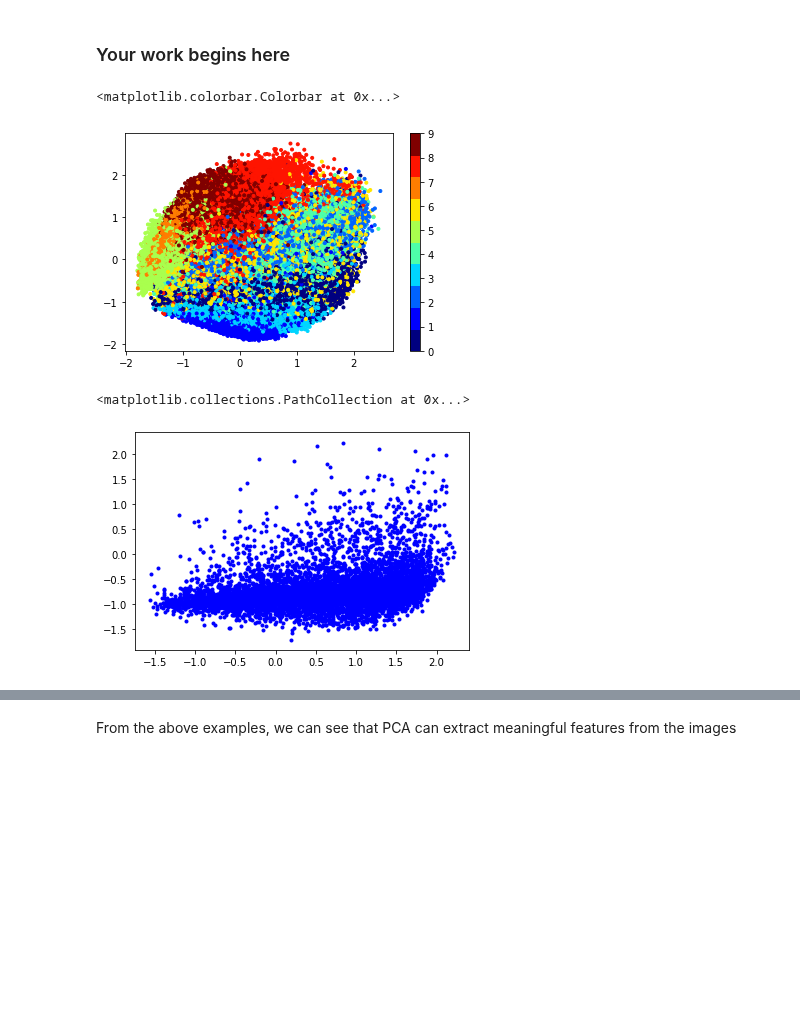
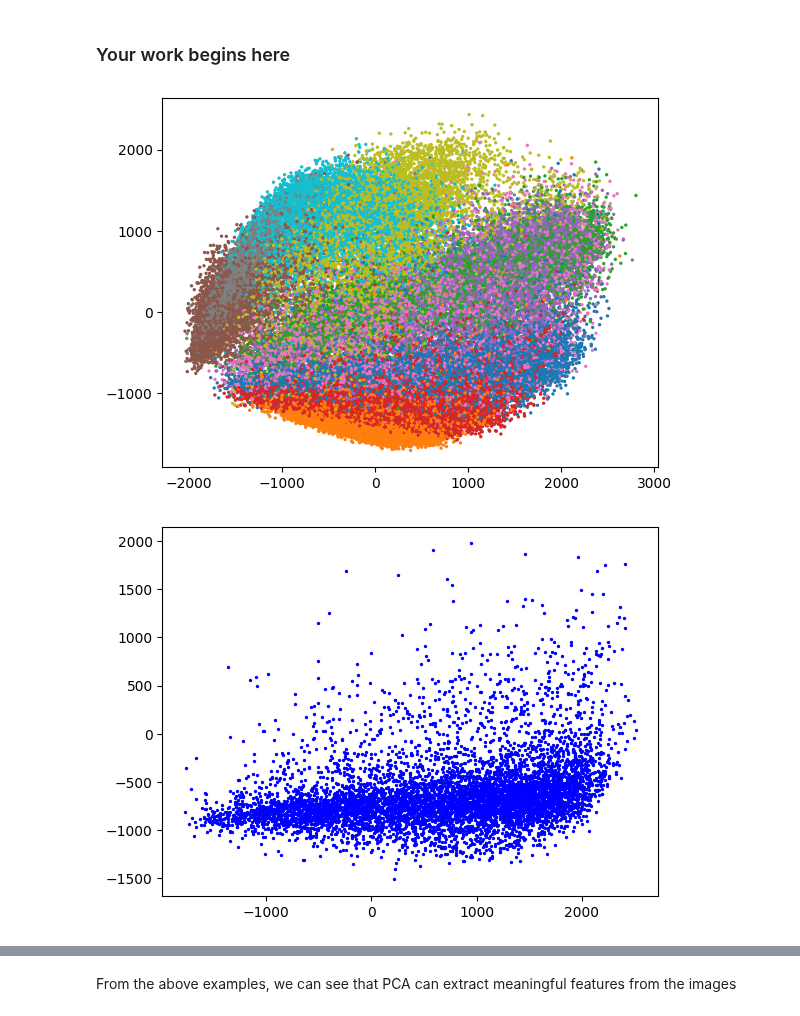
Before and after one commit to zurdooo/UM-FIU, a Jupyter notebook: UM/ML/hw2/H2P2T1.ipynb, the cells around one changed output, grey strips where cells are left out. Saved outputs shown, nothing was run; the diff lists cells and outputs as text; code cells hidden in the pictures; blank space fills up the shorter version.

```diff
--- a/UM/ML/hw2/H2P2T1.ipynb
+++ b/UM/ML/hw2/H2P2T1.ipynb
@@ -110,20 +112,28 @@ def plot_components(data, model, images, ax=None,
 #the function 'fit' computes eigenvectors and eigenvalues
 #use 'fit_transform' to do fit and forward transform together
 # your code:
+from sklearn.decomposition import IncrementalPCA
+ipca = IncrementalPCA(n_components=2)
+proj = ipca.fit_transform(data)
 # %%
 #show the data points in 2D
 #you can find example code in my lecture notes (notebook files)
 #you need to create a figure and axis:  fig, ax = plt.suplots()
 # your code:
+fig, ax = plt.subplots()
+ax.scatter(proj[:, 0], proj[:, 1], c=target, cmap='tab10', s=2)
+plt.show()
 # %% [output]
-<matplotlib.colorbar.Colorbar at 0x...>
-[figure, old version]
+[figure, new version]
 # %%
 #show only the data points/images with class label=0 (i.e. target is 0) in 2D
 # your code:
+fig, ax = plt.subplots()
+proj0 = ipca.transform(data[target == 0])
+ax.scatter(proj0[:, 0], proj0[:, 1], c='blue', s=2)
+plt.show()
 # %% [output]
-<matplotlib.collections.PathCollection at 0x...>
-[figure, old version]
+[figure, new version]
 # %%
 # use plot_components to show the data points
 # the parameter 'model' of plot_components refers to the pca model
```
Also changed, not shown: parts of 18 cells of this notebook, 2 other files.
